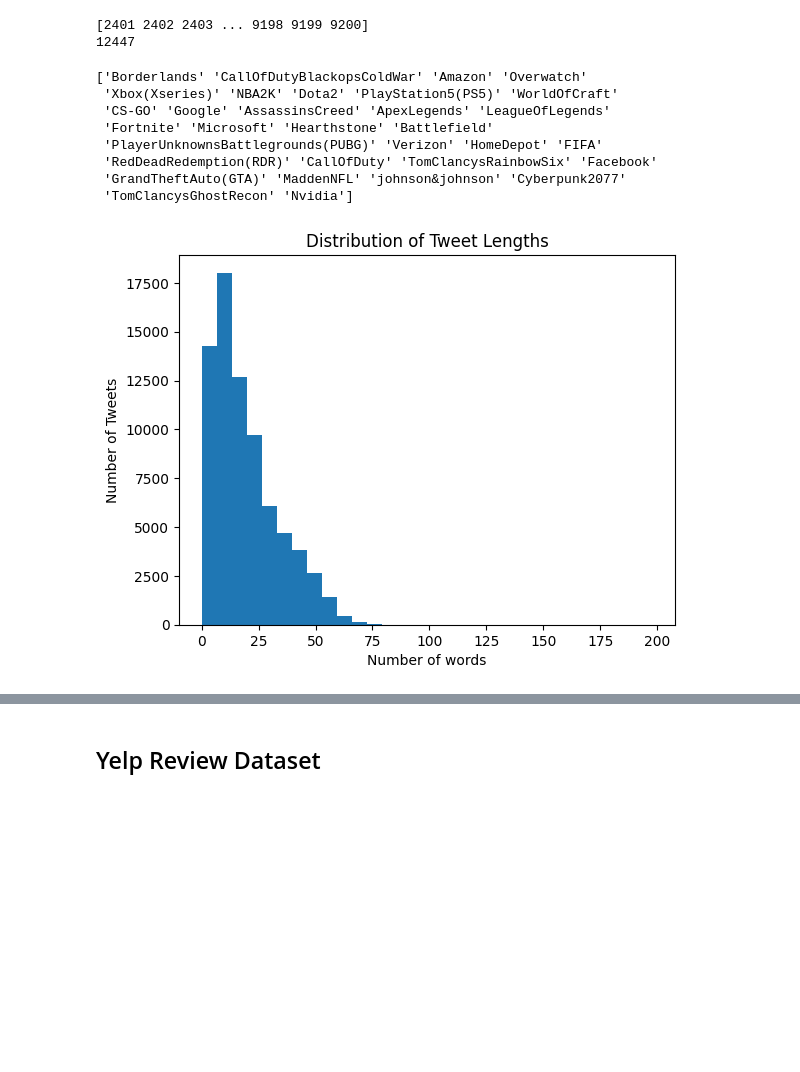
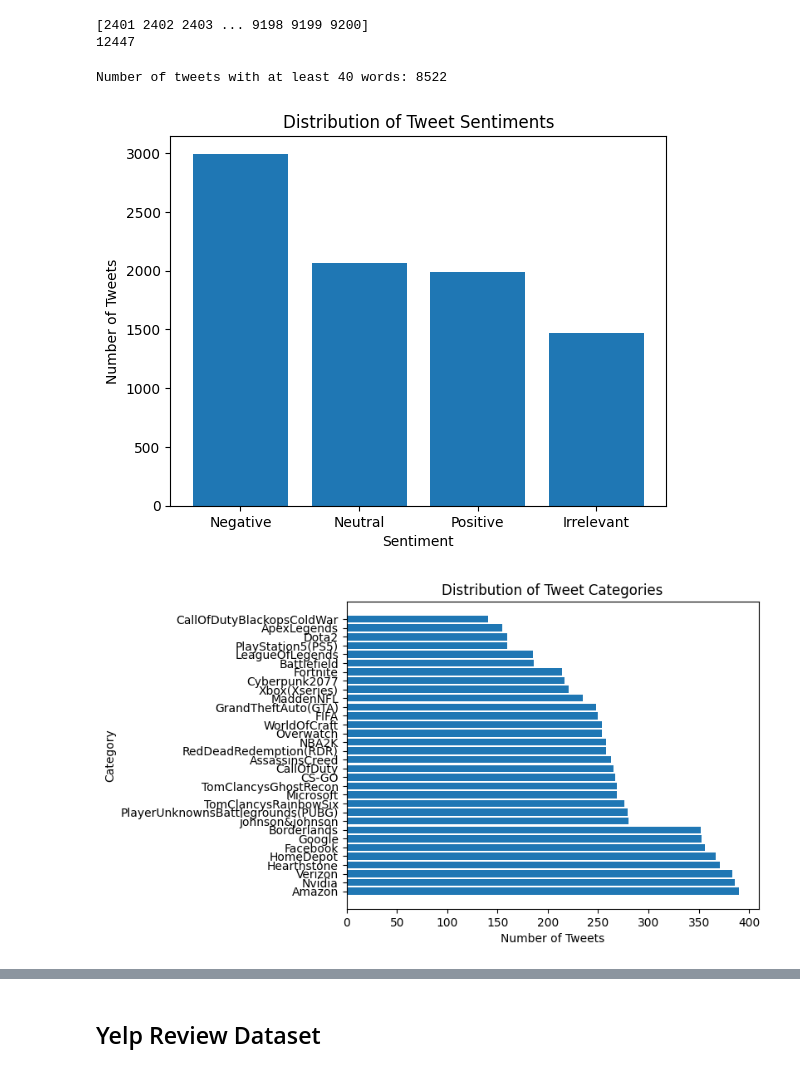
Before and after one commit to elenanespolo/Sentiment_Sarcasm_Analysis, a Jupyter notebook: dataset.ipynb, the cells around one changed output, grey strips where cells are left out. Drawn from its saved outputs; the diff is of its cells as text; code cells hidden in the pictures; blank space fills up the shorter version.

```diff
--- a/dataset.ipynb
+++ b/dataset.ipynb
@@ -41,14 +93,3 @@ print(len(df_twitter['cod'].unique()))
 # %% [output]
 [2401 2402 2403 ... 9198 9199 9200]
 12447
-# %%
-print(df_twitter['category'].unique())
-# %% [output]
-['Borderlands' 'CallOfDutyBlackopsColdWar' 'Amazon' 'Overwatch'
- 'Xbox(Xseries)' 'NBA2K' 'Dota2' 'PlayStation5(PS5)' 'WorldOfCraft'
- 'CS-GO' 'Google' 'AssassinsCreed' 'ApexLegends' 'LeagueOfLegends'
- 'Fortnite' 'Microsoft' 'Hearthstone' 'Battlefield'
- 'PlayerUnknownsBattlegrounds(PUBG)' 'Verizon' 'HomeDepot' 'FIFA'
- 'RedDeadRedemption(RDR)' 'CallOfDuty' 'TomClancysRainbowSix' 'Facebook'
- 'GrandTheftAuto(GTA)' 'MaddenNFL' 'johnson&johnson' 'Cyberpunk2077'
- 'TomClancysGhostRecon' 'Nvidia']
@@ -58,9 +96,40 @@ filtered_texts = list(filter(lambda x: isinstance(x, str), text_list))
-# %%
-nr_words = [text.split().__len__() for text in filtered_texts]
-plt.hist(nr_words, bins=30)
-plt.xlabel('Number of words')
-plt.ylabel('Number of Tweets')
-plt.title('Distribution of Tweet Lengths')
-plt.show()
-# %% [output]
-[figure, removed]
+# %%
+min_len = 40
+a = df_twitter[df_twitter['nr_words'] >= min_len].copy()
+
+print(f"Number of tweets with at least {min_len} words:", len(a))
+
+sentiment_counts = a['sentiment'].value_counts()
+plt.bar(sentiment_counts.index, sentiment_counts.values)
+plt.xlabel('Sentiment')
+plt.ylabel('Number of Tweets')
+plt.title('Distribution of Tweet Sentiments')
+plt.show()
+
+# num sample per category horizontal bar plot
+category_counts = a['category'].value_counts()
+plt.barh(category_counts.index, category_counts.values)
+plt.ylabel('Category')
+plt.xlabel('Number of Tweets')
+plt.title('Distribution of Tweet Categories')
+plt.show()
+
+a['nr_words'] = a['text'].apply(lambda x: len(x.split()))
+plt.hist(a['nr_words'], bins=30)
+plt.xlabel('Number of words')
+plt.ylabel('Number of Tweets')
+plt.vlines(a['nr_words'].mean(), 0, 3000, colors='r', linestyles='dashed', label='Mean')
+plt.title('Distribution of Tweet Lengths')
+plt.show()
+
+# avg length per topic
+avg_length_per_category = a.groupby('category')['nr_words'].mean()
+plt.barh(avg_length_per_category.index, avg_length_per_category.values)
+plt.ylabel('Category')
+plt.xlabel('Average Number of Words')
+plt.title('Average Tweet Length per Category')
+plt.show()
+# %% [output]
+Number of tweets with at least 40 words: 8522
+[figure, added]
+[figure, added]
```
Also changed, not shown: parts of 5 cells of this notebook, 2 other files.
